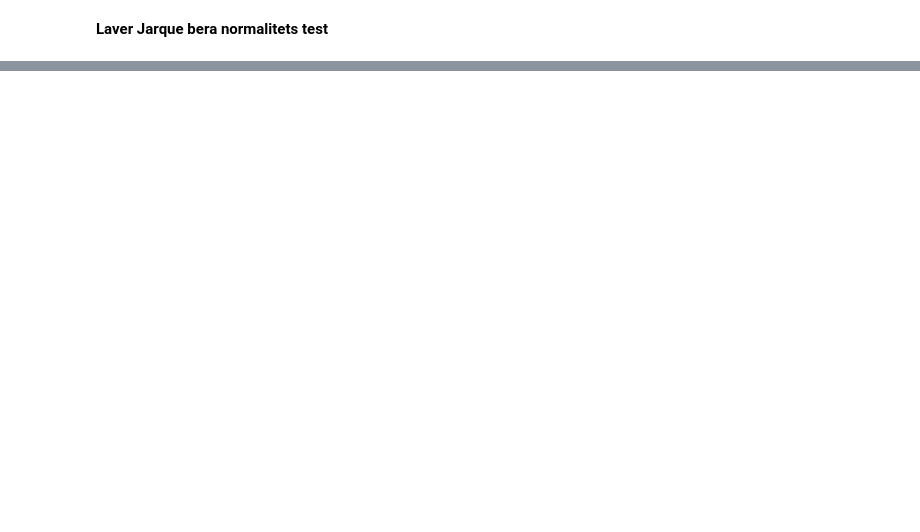
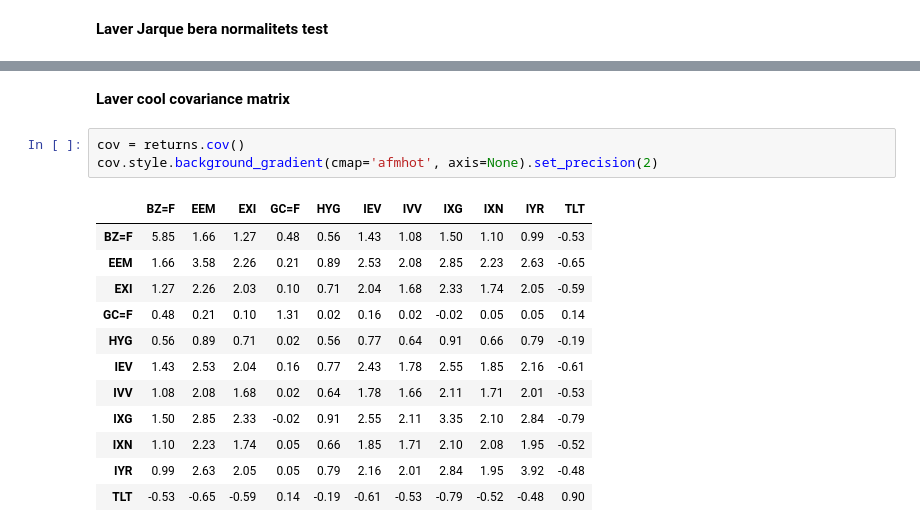
Before and after one commit to neriksen/thesis, a Jupyter notebook: Description of data/description_of_data.ipynb, the cells around one changed output, grey strips where cells are left out. Cells and saved outputs as stored; diff of their text form; blank space fills up the shorter version.

```diff
--- a/Description of data/description_of_data.ipynb
+++ b/Description of data/description_of_data.ipynb
@@ -131,0 +114,18 @@ pd.DataFrame([mean, std, p_values, df_t, nc_t, loc_t, scale_t], columns = ticker
+# %% [markdown]
+**Laver cool covariance matrix**
+# %%
+cov = returns.cov()
+cov.style.background_gradient(cmap='afmhot', axis=None).set_precision(2)
+# %% [output]
+|  | BZ=F | EEM | EXI | GC=F | HYG | IEV | IVV | IXG | IXN | IYR | TLT |
+| BZ=F | 5.85 | 1.66 | 1.27 | 0.48 | 0.56 | 1.43 | 1.08 | 1.50 | 1.10 | 0.99 | -0.53 |
+| EEM | 1.66 | 3.58 | 2.26 | 0.21 | 0.89 | 2.53 | 2.08 | 2.85 | 2.23 | 2.63 | -0.65 |
+| EXI | 1.27 | 2.26 | 2.03 | 0.10 | 0.71 | 2.04 | 1.68 | 2.33 | 1.74 | 2.05 | -0.59 |
+| GC=F | 0.48 | 0.21 | 0.10 | 1.31 | 0.02 | 0.16 | 0.02 | -0.02 | 0.05 | 0.05 | 0.14 |
+| HYG | 0.56 | 0.89 | 0.71 | 0.02 | 0.56 | 0.77 | 0.64 | 0.91 | 0.66 | 0.79 | -0.19 |
+| IEV | 1.43 | 2.53 | 2.04 | 0.16 | 0.77 | 2.43 | 1.78 | 2.55 | 1.85 | 2.16 | -0.61 |
+| IVV | 1.08 | 2.08 | 1.68 | 0.02 | 0.64 | 1.78 | 1.66 | 2.11 | 1.71 | 2.01 | -0.53 |
+| IXG | 1.50 | 2.85 | 2.33 | -0.02 | 0.91 | 2.55 | 2.11 | 3.35 | 2.10 | 2.84 | -0.79 |
+| IXN | 1.10 | 2.23 | 1.74 | 0.05 | 0.66 | 1.85 | 1.71 | 2.10 | 2.08 | 1.95 | -0.52 |
+| IYR | 0.99 | 2.63 | 2.05 | 0.05 | 0.79 | 2.16 | 2.01 | 2.84 | 1.95 | 3.92 | -0.48 |
+| TLT | -0.53 | -0.65 | -0.59 | 0.14 | -0.19 | -0.61 | -0.53 | -0.79 | -0.52 | -0.48 | 0.90 |
```
Also changed, not shown: parts of 7 cells of this notebook, 4 other files.
